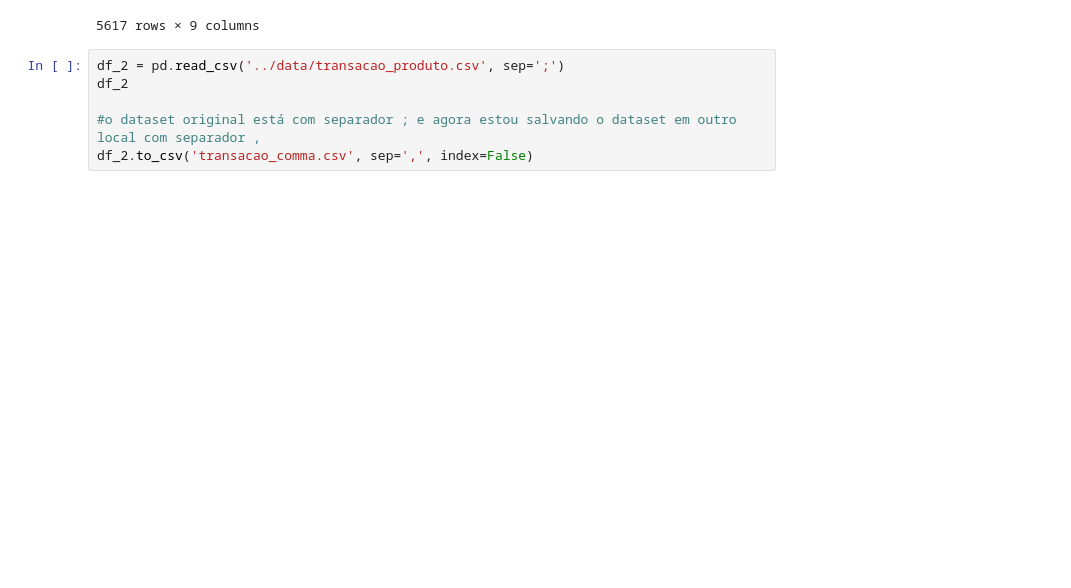
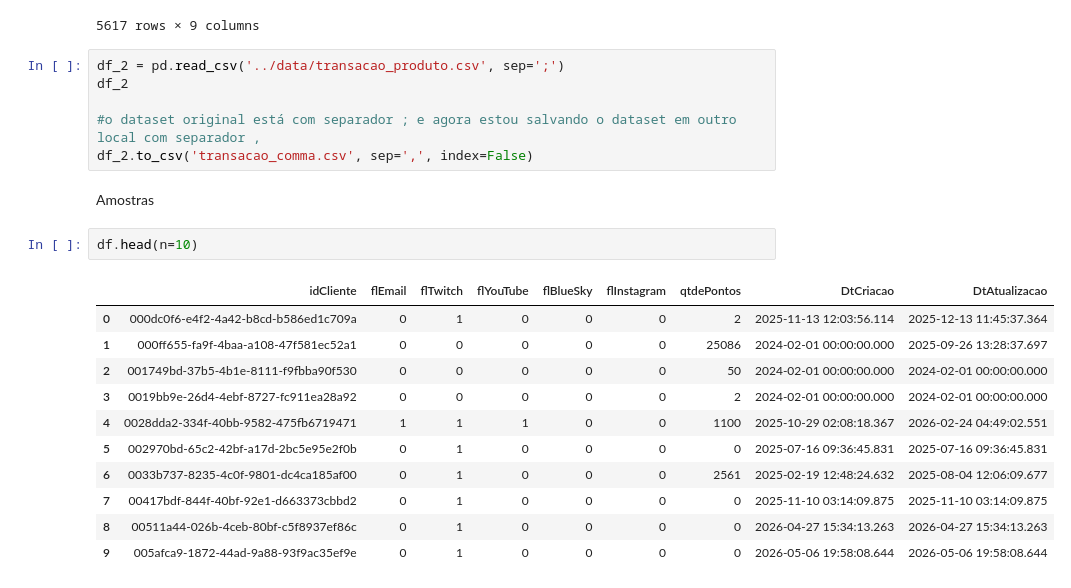
Before and after one commit to ga-lim/gabriel-estuda-dados, a Jupyter notebook: estudos-pandas/pandas_general.ipynb, the cells around one changed output. Saved outputs shown, nothing was run; the diff lists cells and outputs as text; blank space fills up the shorter version.

```diff
--- a/estudos-pandas/pandas_general.ipynb
+++ b/estudos-pandas/pandas_general.ipynb
@@ -186,3 +186,19 @@ df_2
 
 #o dataset original está com separador ; e agora estou salvando o dataset em outro local com separador ,
 df_2.to_csv('transacao_comma.csv', sep=',', index=False)
+# %% [markdown]
+Amostras
+# %%
+df.head(n=10)
+# %% [output]
+|  | idCliente | flEmail | flTwitch | flYouTube | flBlueSky | flInstagram | qtdePontos | DtCriacao | DtAtualizacao |
+| 0 | 000dc0f6-e4f2-4a42-b8cd-b586ed1c709a | 0 | 1 | 0 | 0 | 0 | 2 | 2025-11-13 12:03:56.114 | 2025-12-13 11:45:37.364 |
+| 1 | 000ff655-fa9f-4baa-a108-47f581ec52a1 | 0 | 0 | 0 | 0 | 0 | 25086 | 2024-02-01 00:00:00.000 | 2025-09-26 13:28:37.697 |
+| 2 | 001749bd-37b5-4b1e-8111-f9fbba90f530 | 0 | 0 | 0 | 0 | 0 | 50 | 2024-02-01 00:00:00.000 | 2024-02-01 00:00:00.000 |
+| 3 | 0019bb9e-26d4-4ebf-8727-fc911ea28a92 | 0 | 0 | 0 | 0 | 0 | 2 | 2024-02-01 00:00:00.000 | 2024-02-01 00:00:00.000 |
+| 4 | 0028dda2-334f-40bb-9582-475fb6719471 | 1 | 1 | 1 | 0 | 0 | 1100 | 2025-10-29 02:08:18.367 | 2026-02-24 04:49:02.551 |
+| 5 | 002970bd-65c2-42bf-a17d-2bc5e95e2f0b | 0 | 1 | 0 | 0 | 0 | 0 | 2025-07-16 09:36:45.831 | 2025-07-16 09:36:45.831 |
+| 6 | 0033b737-8235-4c0f-9801-dc4ca185af00 | 0 | 1 | 0 | 0 | 0 | 2561 | 2025-02-19 12:48:24.632 | 2025-08-04 12:06:09.677 |
+| 7 | 00417bdf-844f-40bf-92e1-d663373cbbd2 | 0 | 1 | 0 | 0 | 0 | 0 | 2025-11-10 03:14:09.875 | 2025-11-10 03:14:09.875 |
+| 8 | 00511a44-026b-4ceb-80bf-c5f8937ef86c | 0 | 1 | 0 | 0 | 0 | 0 | 2026-04-27 15:34:13.263 | 2026-04-27 15:34:13.263 |
+| 9 | 005afca9-1872-44ad-9a88-93f9ac35ef9e | 0 | 1 | 0 | 0 | 0 | 0 | 2026-05-06 19:58:08.644 | 2026-05-06 19:58:08.644 |
```
Also changed, not shown: parts of 20 cells of this notebook, 1 other file.
